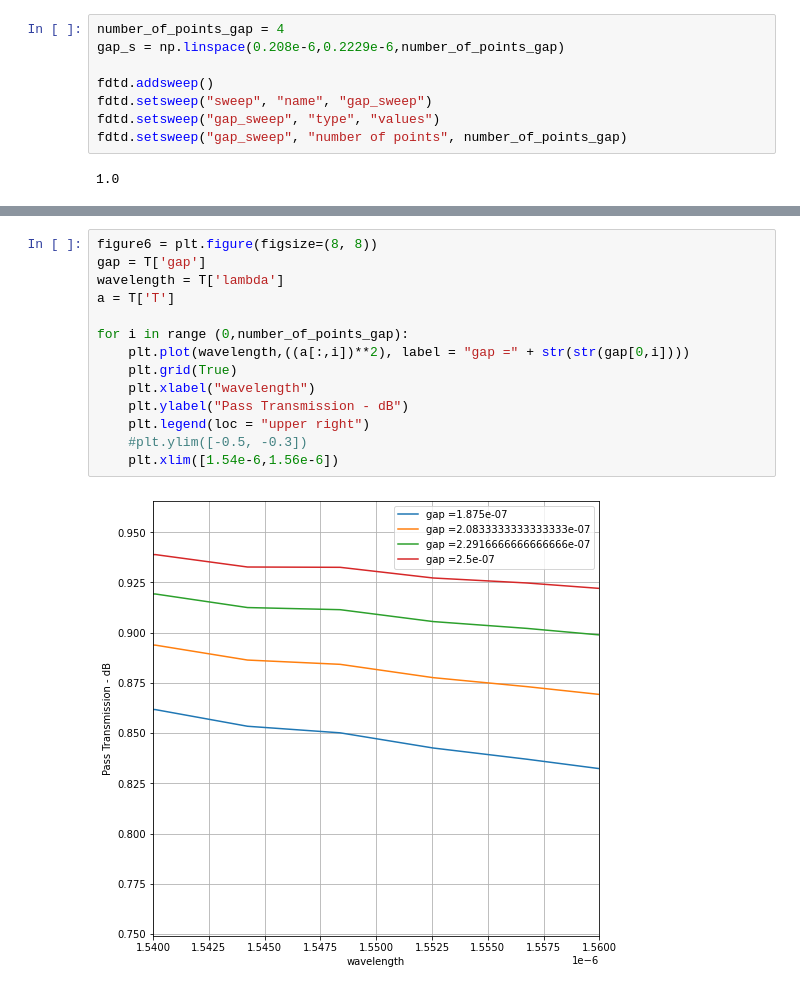
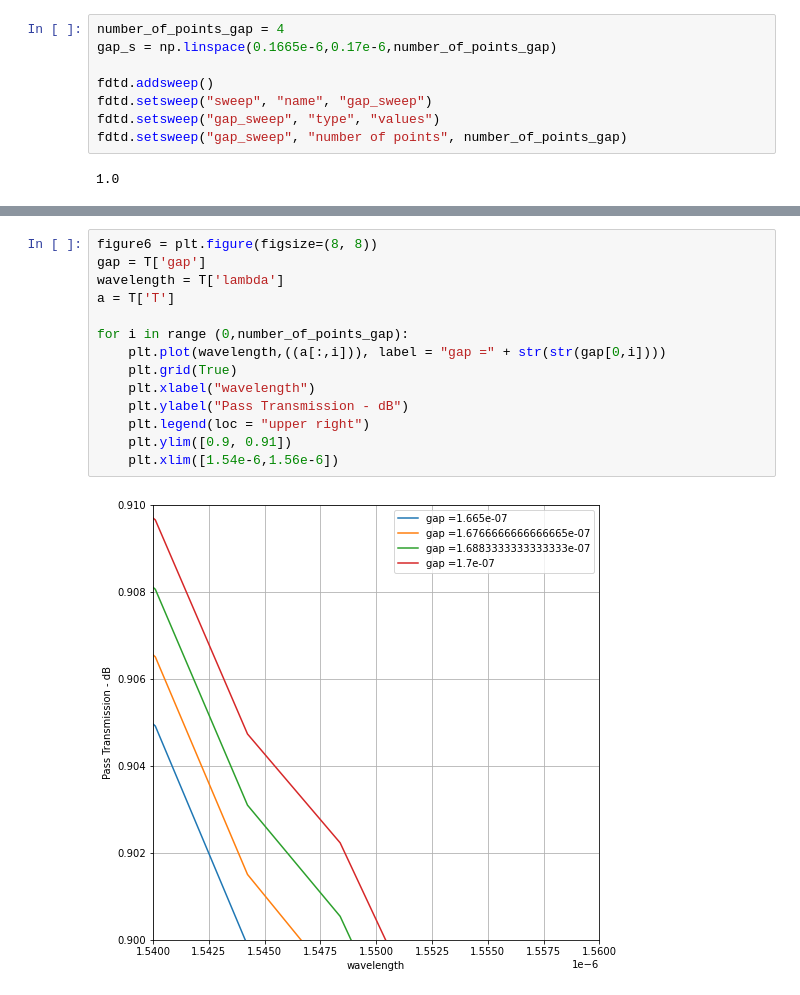
Before and after one commit to moisesoliveira08/Ring-Resonator, a Jupyter notebook: Ring-Resonator/halfring_straight.ipynb, the cells around one changed output, grey strips where cells are left out. Saved outputs shown, nothing was run; the diff lists cells and outputs as text.

```diff
--- a/Ring-Resonator/ring_resonator.ipynb
+++ b/Ring-Resonator/halfring_straight.ipynb
@@ -395,7 +394,7 @@ for i in range (0,number_of_points):
 [figure]
 # %%
 number_of_points_gap = 4
-gap_s = np.linspace(0.208e-6,0.2229e-6,number_of_points_gap)
+gap_s = np.linspace(0.1665e-6,0.17e-6,number_of_points_gap)
 
 fdtd.addsweep()
 fdtd.setsweep("sweep", "name", "gap_sweep")
@@ -450,16 +448,16 @@ T = fdtd.getsweepresult("gap_sweep", "T")
 # %%
 figure6 = plt.figure(figsize=(8, 8))
 gap = T['gap']
 wavelength = T['lambda']
 a = T['T']
 
 for i in range (0,number_of_points_gap):
-    plt.plot(wavelength,((a[:,i])**2), label = "gap =" + str(str(gap[0,i])))
+    plt.plot(wavelength,((a[:,i])), label = "gap =" + str(str(gap[0,i])))
     plt.grid(True)
     plt.xlabel("wavelength")
     plt.ylabel("Pass Transmission - dB")
     plt.legend(loc = "upper right")
-    #plt.ylim([-0.5, -0.3])
+    plt.ylim([0.9, 0.91])
     plt.xlim([1.54e-6,1.56e-6])
 # %% [output]
-[figure, old version]
+[figure, new version]
```
Also changed, not shown: parts of 10 cells of this notebook, 8 other files.
